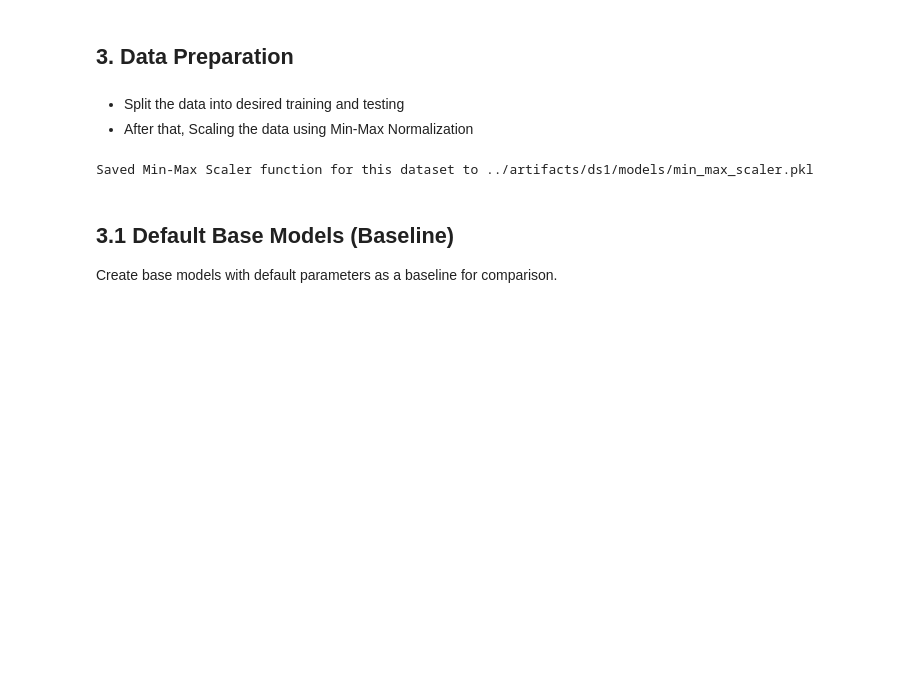
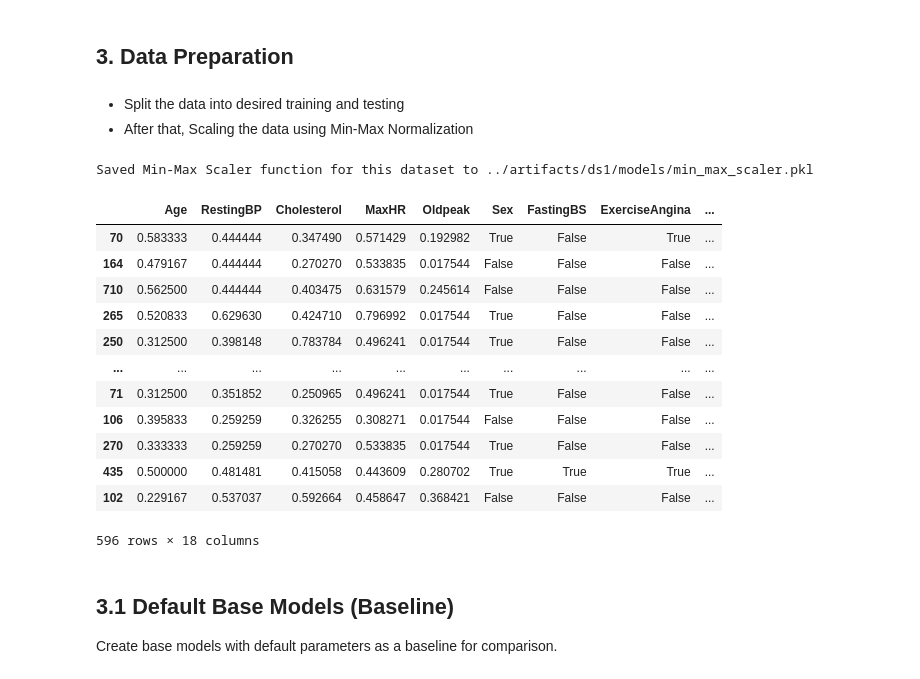
Before and after one commit to azhar-anas/sel-nnml-heart-disease-prediction, a Jupyter notebook: notebooks/2.1_ds1_sel-nnml_tunin-training.ipynb, the cells around one changed output. Cells and saved outputs as stored; diff of their text form; code cells hidden in the pictures; blank space fills up the shorter version.

```diff
--- a/notebooks/2.1_ds1_sel-nnml_tunin-training.ipynb
+++ b/notebooks/2.1_ds1_sel-nnml_tunin-training.ipynb
@@ -131,6 +131,22 @@ joblib.dump(scaler, scaler_filename)
 print(f'Saved Min-Max Scaler function for this dataset to {scaler_filename}')
 # %% [output]
 Saved Min-Max Scaler function for this dataset to ../artifacts/ds1/models/min_max_scaler.pkl
+# %%
+X_train
+# %% [output]
+|  | Age | RestingBP | Cholesterol | MaxHR | Oldpeak | Sex | FastingBS | ExerciseAngina | ... |
+| 70 | 0.583333 | 0.444444 | 0.347490 | 0.571429 | 0.192982 | True | False | True | ... |
+| 164 | 0.479167 | 0.444444 | 0.270270 | 0.533835 | 0.017544 | False | False | False | ... |
+| 710 | 0.562500 | 0.444444 | 0.403475 | 0.631579 | 0.245614 | False | False | False | ... |
+| 265 | 0.520833 | 0.629630 | 0.424710 | 0.796992 | 0.017544 | True | False | False | ... |
+| 250 | 0.312500 | 0.398148 | 0.783784 | 0.496241 | 0.017544 | True | False | False | ... |
+| ... | ... | ... | ... | ... | ... | ... | ... | ... | ... |
+| 71 | 0.312500 | 0.351852 | 0.250965 | 0.496241 | 0.017544 | True | False | False | ... |
+| 106 | 0.395833 | 0.259259 | 0.326255 | 0.308271 | 0.017544 | False | False | False | ... |
+| 270 | 0.333333 | 0.259259 | 0.270270 | 0.533835 | 0.017544 | True | False | False | ... |
+| 435 | 0.500000 | 0.481481 | 0.415058 | 0.443609 | 0.280702 | True | True | True | ... |
+| 102 | 0.229167 | 0.537037 | 0.592664 | 0.458647 | 0.368421 | False | False | False | ... |
+596 rows × 18 columns
 # %% [markdown]
 ## **3.1 Default Base Models (Baseline)**
 
```
Also changed, not shown: parts of 35 cells of this notebook, 5 other files.
